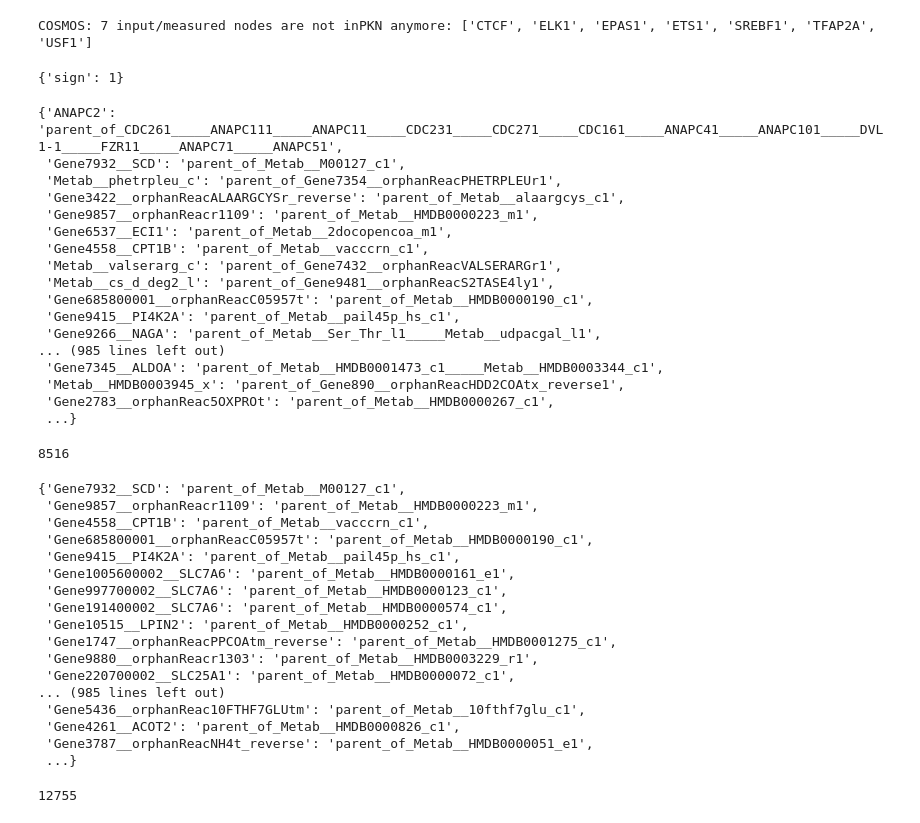
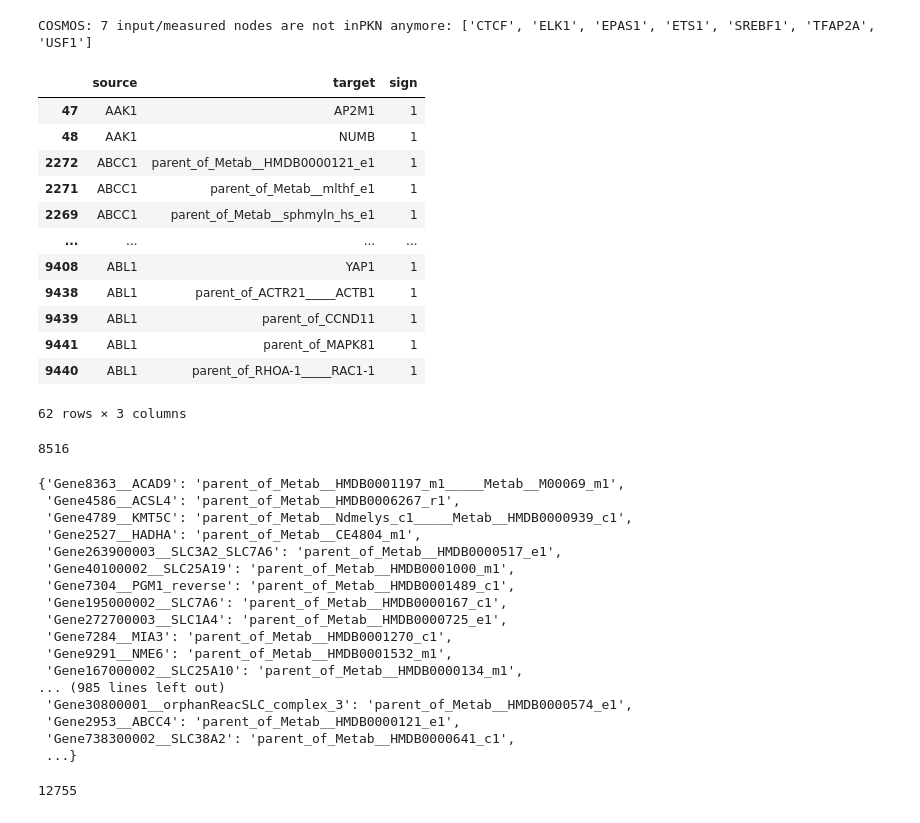
Before and after one commit to saezlab/networkcommons, a Jupyter notebook: vignettes/2_moon.ipynb, the cells around one changed output. Cells and saved outputs as stored; diff of their text form; code cells hidden in the pictures.

```diff
--- a/vignettes/2_moon.ipynb
+++ b/vignettes/2_moon.ipynb
@@ -47,5 +32,5 @@ metab_input
 # %%
-nc.filter_pkn_expressed_genes(rna_input.keys(), meta_network)
+meta_network = nc.filter_pkn_expressed_genes(rna_input.keys(), meta_network)
 # %% [output]
 MOON: removing unexpressed nodes from PKN...
 MOON: 13092 nodes removed
@@ -91,27 +75,19 @@ meta_network_compressed, signatures, dup_parents = nc.compress_same_children(met
-# %%
-meta_network_compressed.edges['ABCC1', 'parent_of_Metab__HMDB0000121_e1'] # allegedly same as R
-# %% [output]
-{'sign': 1}
 # %%
-signatures # allegedly same as R
+nx.to_pandas_edgelist(meta_network_compressed).sort_values(['source', 'target']).head(62) # allegedly same as R
 # %% [output]
+|  | source | target | sign |
+| 47 | AAK1 | AP2M1 | 1 |
+| 48 | AAK1 | NUMB | 1 |
+| 2272 | ABCC1 | parent_of_Metab__HMDB0000121_e1 | 1 |
+| 2271 | ABCC1 | parent_of_Metab__mlthf_e1 | 1 |
+| 2269 | ABCC1 | parent_of_Metab__sphmyln_hs_e1 | 1 |
+| ... | ... | ... | ... |
+| 9408 | ABL1 | YAP1 | 1 |
+| 9438 | ABL1 | parent_of_ACTR21_____ACTB1 | 1 |
+| 9439 | ABL1 | parent_of_CCND11 | 1 |
+| 9441 | ABL1 | parent_of_MAPK81 | 1 |
+| 9440 | ABL1 | parent_of_RHOA-1_____RAC1-1 | 1 |
-{'ANAPC2': 'parent_of_CDC261_____ANAPC111_____ANAPC11_____CDC231_____CDC271_____CDC161_____ANAPC41_____ANAPC101_____DVL1-1_____FZR11_____ANAPC71_____ANAPC51',
- 'Gene7932__SCD': 'parent_of_Metab__M00127_c1',
- 'Metab__phetrpleu_c': 'parent_of_Gene7354__orphanReacPHETRPLEUr1',
- 'Gene3422__orphanReacALAARGCYSr_reverse': 'parent_of_Metab__alaargcys_c1',
- 'Gene9857__orphanReacr1109': 'parent_of_Metab__HMDB0000223_m1',
- 'Gene6537__ECI1': 'parent_of_Metab__2docopencoa_m1',
- 'Gene4558__CPT1B': 'parent_of_Metab__vacccrn_c1',
- 'Metab__valserarg_c': 'parent_of_Gene7432__orphanReacVALSERARGr1',
- 'Metab__cs_d_deg2_l': 'parent_of_Gene9481__orphanReacS2TASE4ly1',
- 'Gene685800001__orphanReacC05957t': 'parent_of_Metab__HMDB0000190_c1',
- 'Gene9415__PI4K2A': 'parent_of_Metab__pail45p_hs_c1',
- 'Gene9266__NAGA': 'parent_of_Metab__Ser_Thr_l1_____Metab__udpacgal_l1',
-... (985 lines left out)
- 'Gene7345__ALDOA': 'parent_of_Metab__HMDB0001473_c1_____Metab__HMDB0003344_c1',
- 'Metab__HMDB0003945_x': 'parent_of_Gene890__orphanReacHDD2COAtx_reverse1',
- 'Gene2783__orphanReac5OXPROt': 'parent_of_Metab__HMDB0000267_c1',
- ...}
+62 rows × 3 columns
 # %%
 len(signatures) # R is 8262
 # %% [output]
@@ -119,22 +95,22 @@ len(signatures) # R is 8262
 # %%
 dup_parents # allegedly same as R
 # %% [output]
-{'Gene7932__SCD': 'parent_of_Metab__M00127_c1',
- 'Gene9857__orphanReacr1109': 'parent_of_Metab__HMDB0000223_m1',
- 'Gene4558__CPT1B': 'parent_of_Metab__vacccrn_c1',
- 'Gene685800001__orphanReacC05957t': 'parent_of_Metab__HMDB0000190_c1',
- 'Gene9415__PI4K2A': 'parent_of_Metab__pail45p_hs_c1',
- 'Gene1005600002__SLC7A6': 'parent_of_Metab__HMDB0000161_e1',
- 'Gene997700002__SLC7A6': 'parent_of_Metab__HMDB0000123_c1',
- 'Gene191400002__SLC7A6': 'parent_of_Metab__HMDB0000574_c1',
- 'Gene10515__LPIN2': 'parent_of_Metab__HMDB0000252_c1',
- 'Gene1747__orphanReacPPCOAtm_reverse': 'parent_of_Metab__HMDB0001275_c1',
- 'Gene9880__orphanReacr1303': 'parent_of_Metab__HMDB0003229_r1',
- 'Gene220700002__SLC25A1': 'parent_of_Metab__HMDB0000072_c1',
+{'Gene8363__ACAD9': 'parent_of_Metab__HMDB0001197_m1_____Metab__M00069_m1',
+ 'Gene4586__ACSL4': 'parent_of_Metab__HMDB0006267_r1',
+ 'Gene4789__KMT5C': 'parent_of_Metab__Ndmelys_c1_____Metab__HMDB0000939_c1',
+ 'Gene2527__HADHA': 'parent_of_Metab__CE4804_m1',
+ 'Gene263900003__SLC3A2_SLC7A6': 'parent_of_Metab__HMDB0000517_e1',
+ 'Gene40100002__SLC25A19': 'parent_of_Metab__HMDB0001000_m1',
+ 'Gene7304__PGM1_reverse': 'parent_of_Metab__HMDB0001489_c1',
+ 'Gene195000002__SLC7A6': 'parent_of_Metab__HMDB0000167_c1',
+ 'Gene272700003__SLC1A4': 'parent_of_Metab__HMDB0000725_e1',
+ 'Gene7284__MIA3': 'parent_of_Metab__HMDB0001270_c1',
+ 'Gene9291__NME6': 'parent_of_Metab__HMDB0001532_m1',
+ 'Gene167000002__SLC25A10': 'parent_of_Metab__HMDB0000134_m1',
 ... (985 lines left out)
- 'Gene5436__orphanReac10FTHF7GLUtm': 'parent_of_Metab__10fthf7glu_c1',
- 'Gene4261__ACOT2': 'parent_of_Metab__HMDB0000826_c1',
- 'Gene3787__orphanReacNH4t_reverse': 'parent_of_Metab__HMDB0000051_e1',
+ 'Gene30800001__orphanReacSLC_complex_3': 'parent_of_Metab__HMDB0000574_e1',
+ 'Gene2953__ABCC4': 'parent_of_Metab__HMDB0000121_e1',
+ 'Gene738300002__SLC38A2': 'parent_of_Metab__HMDB0000641_c1',
  ...}
 # %%
 meta_network_compressed = nc.meta_network_cleanup(meta_network_compressed)
```
Also changed, not shown: parts of 43 cells of this notebook.
